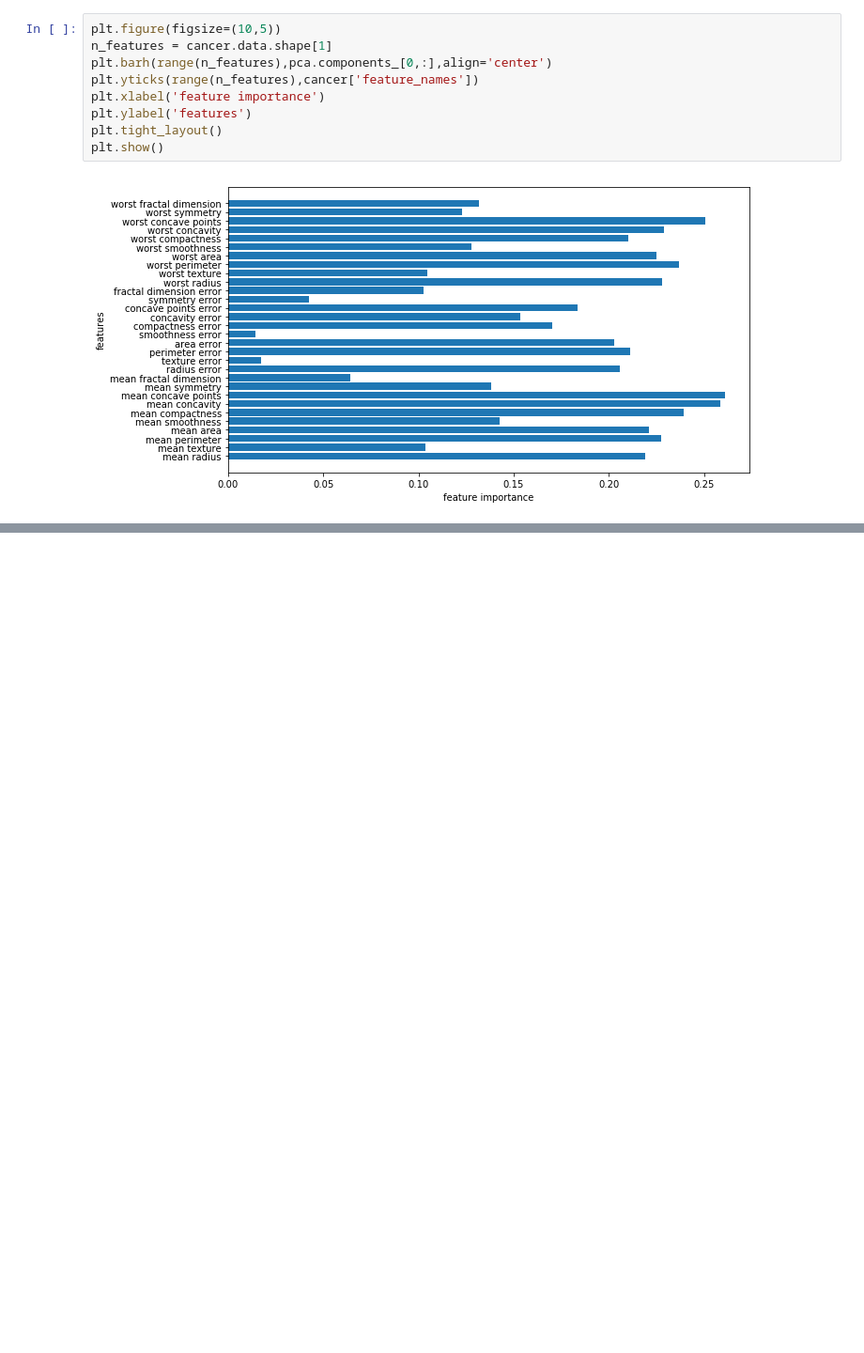
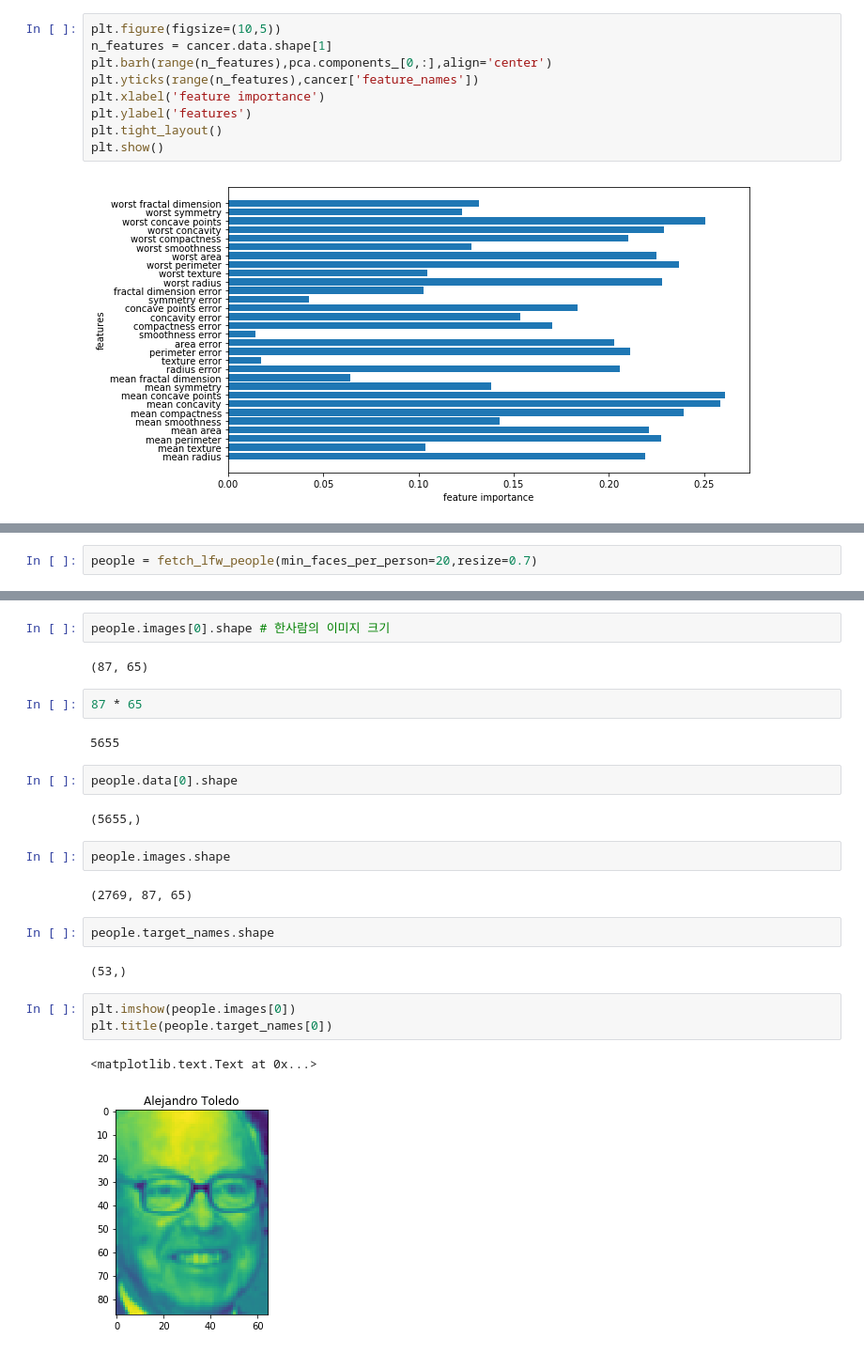
Before and after one commit to k821209/biostatistics, a Jupyter notebook: ML_171011_unsupervised_learning.ipynb, the cells around one changed output, grey strips where cells are left out. Shown at 94% size. Drawn from its saved outputs; the diff is of its cells as text; blank space fills up the shorter version.

```diff
--- a/ML_171011_unsupervised_learning.ipynb
+++ b/ML_171011_unsupervised_learning.ipynb
@@ -131,0 +137,2 @@ plt.show()
+# %%
+people = fetch_lfw_people(min_faces_per_person=20,resize=0.7)
@@ -131,0 +143,26 @@ plt.show()
+# %%
+people.images[0].shape # 한사람의 이미지 크기
+# %% [output]
+(87, 65)
+# %%
+87 * 65
+# %% [output]
+5655
+# %%
+people.data[0].shape
+# %% [output]
+(5655,)
+# %%
+people.images.shape
+# %% [output]
+(2769, 87, 65)
+# %%
+people.target_names.shape
+# %% [output]
+(53,)
+# %%
+plt.imshow(people.images[0])
+plt.title(people.target_names[0])
+# %% [output]
+<matplotlib.text.Text at 0x...>
+[figure, added]
```
Also changed, not shown: parts of 67 cells of this notebook, 1 other file.
